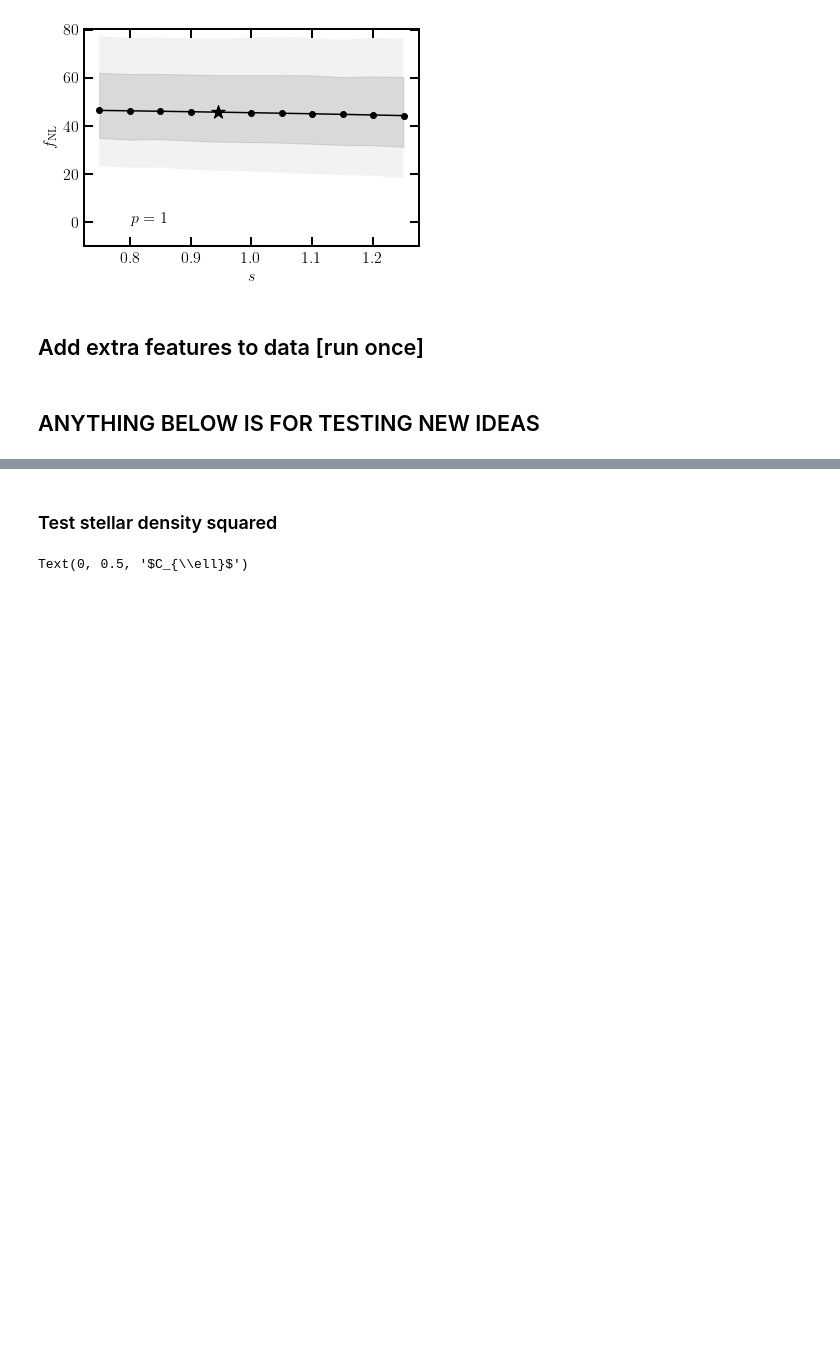
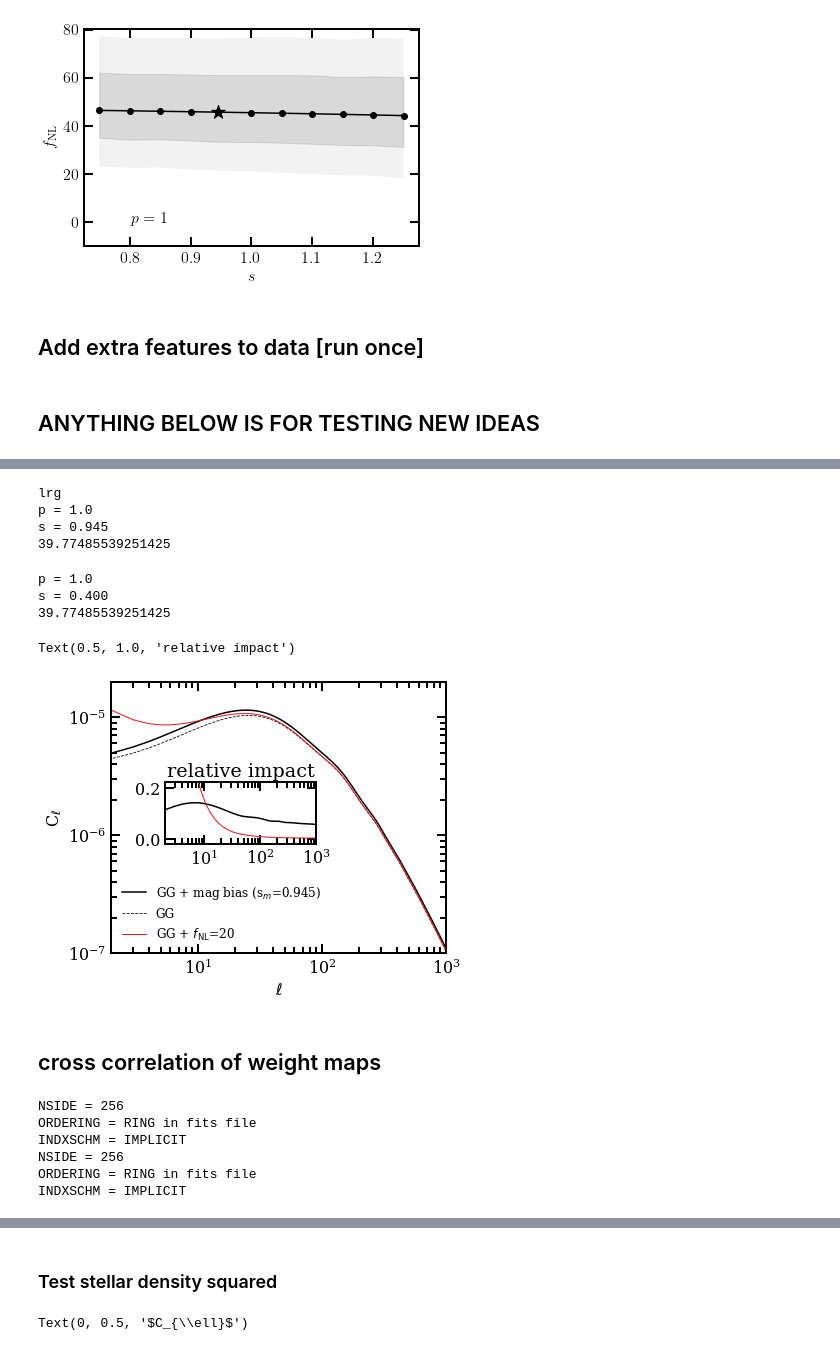
Before and after one commit to mehdirezaie/LSSutils, a Jupyter notebook: analysis/desi/notebooks/LognormalFlask.ipynb, the cells around one changed output, grey strips where cells are left out. Saved outputs shown, nothing was run; the diff lists cells and outputs as text; code cells hidden in the pictures; blank space fills up the shorter version.

```diff
--- a/analysis/desi/notebooks/LognormalFlask.ipynb
+++ b/analysis/desi/notebooks/LognormalFlask.ipynb
@@ -508,0 +529,55 @@ add_extras('sdecalsc')
+# %%
+z, b, dNdz = md.init_sample('lrg')
+sp.add_tracer(z, b, dNdz, p=1, s=0.945)
+sp.add_kernels(np.arange(1000))
+# %% [output]
+lrg
+p = 1.0
+s = 0.945
+39.77485539251425
+# %%
+cl = sp(np.arange(1000), b=1.4)
+# %%
+sp.add_tracer(z, b, dNdz, p=1, s=0.4)
+sp.add_kernels(np.arange(1000))
+cl_nomag = sp(np.arange(1000), b=1.4)
+# %% [output]
+p = 1.0
+s = 0.400
+39.77485539251425
+# %%
+cl_nomag_fnl = sp(np.arange(1000), fnl=20, b=1.4)
+# %%
+plt.figure(figsize=(6, 5))
+plt.loglog(cl, 'C0-', label='GG + mag bias (s$_{m}$=0.945)')
+plt.loglog(cl_nomag, 'C0--', lw=0.8, label='GG')
+plt.loglog(cl_nomag_fnl, 'C1-', lw=1, label=r'GG + $f_{\rm NL}$=20')
+
+plt.xlim(2, 1000.)
+plt.ylim(1.0e-7, 2.0e-5)
+plt.legend()
+plt.ylabel(r'C$_{\ell}$')
+plt.xlabel(r'$\ell$')
+
+plt.axes([0.25, 0.43, 0.35, 0.17])
+plt.semilogx(cl/cl_nomag-1, '-')
+plt.semilogx(cl_nomag_fnl/cl_nomag-1, 'C1-', lw=1)
+plt.xlim(2, 1000.)
+plt.ylim(-0.02, 0.22)
+# plt.xticks([])
+plt.title('relative impact')
+# %% [output]
+Text(0.5, 1.0, 'relative impact')
+[figure, added]
+# %% [markdown]
+## cross correlation of weight maps
+# %%
+map1 = md.hp.read_map('/fs/ess/PHS0336/data/rongpu/imaging_sys/regression/0.57.0/dnnp_lrg_desic_known1.hp256.fits')
+map2 = md.hp.read_map('/fs/ess/PHS0336/data/rongpu/imaging_sys/regression/0.57.0/linp_lrg_desic_known1.hp256.fits')
+# %% [output]
+NSIDE = 256
+ORDERING = RING in fits file
+INDXSCHM = IMPLICIT
+NSIDE = 256
+ORDERING = RING in fits file
+INDXSCHM = IMPLICIT
```
Also changed, not shown: parts of 30 cells of this notebook, 1 other file.
